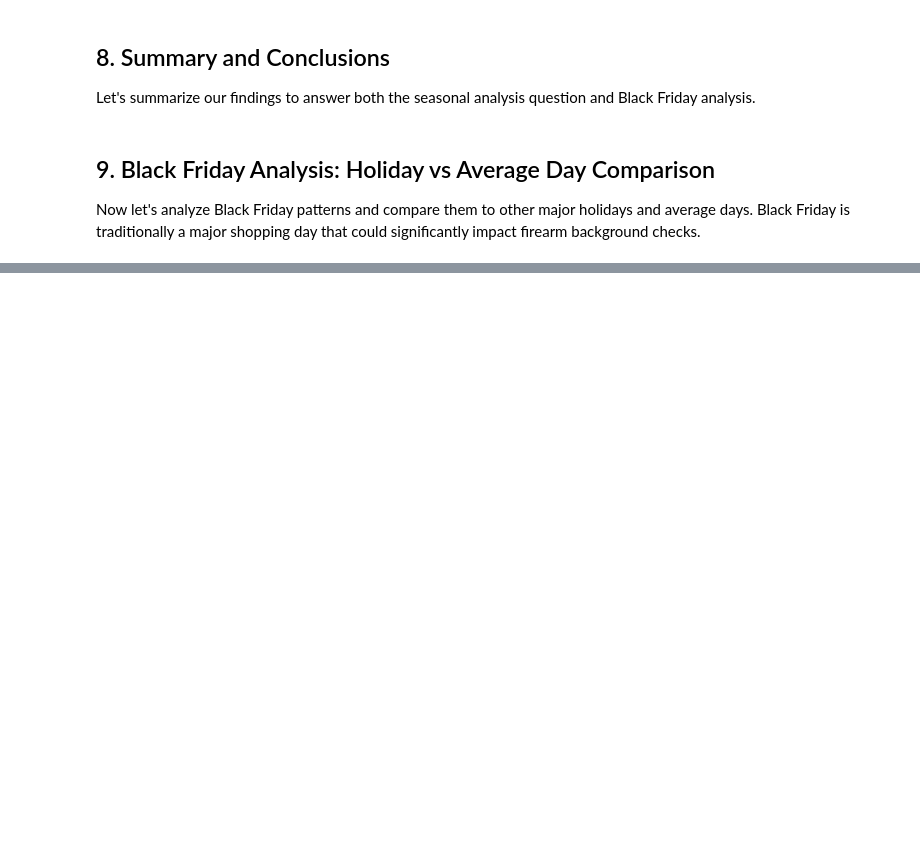
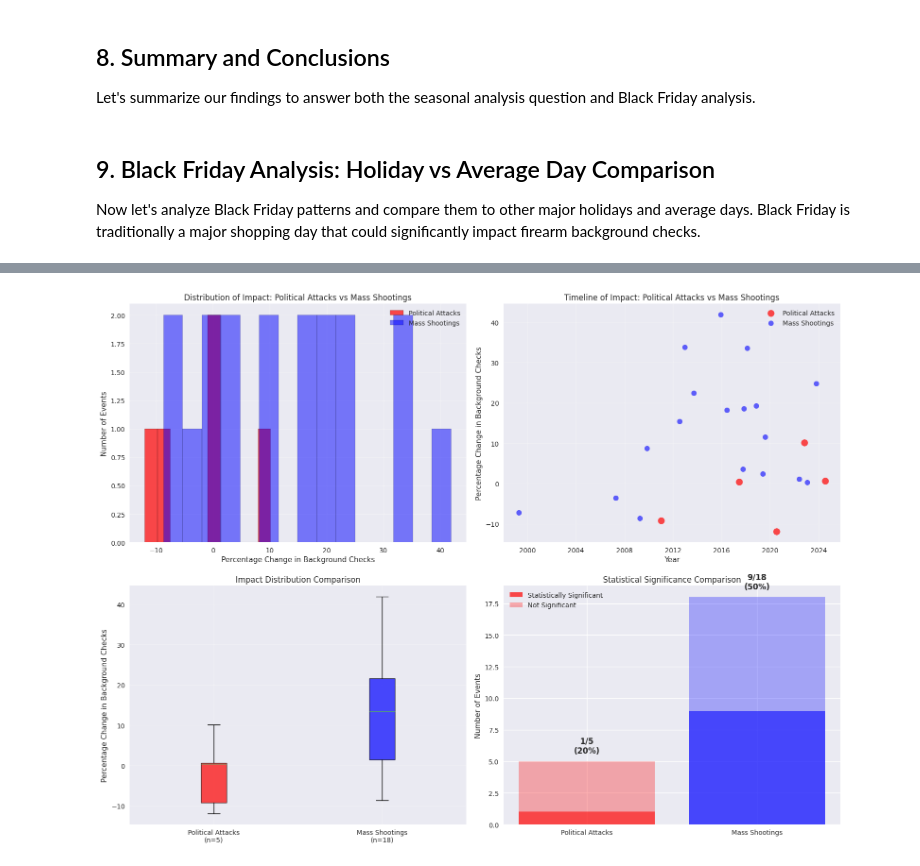
Before and after one commit to JensenJudkins/nics-firearm-background-checks, a Jupyter notebook: notebook.ipynb, the cells around one changed output, grey strips where cells are left out. Drawn from its saved outputs; the diff is of its cells as text; code cells hidden in the pictures; blank space fills up the shorter version.

```diff
--- a/notebook.ipynb
+++ b/notebook.ipynb
@@ -679,0 +1510,70 @@ print(f"• The pattern shows {'strong' if consistency_pct >= 80 else 'moderate'
+# %%
+# Visualization comparing political attacks vs mass shootings
+fig, ((ax1, ax2), (ax3, ax4)) = plt.subplots(2, 2, figsize=(16, 12))
+
+# 1. Distribution comparison
+political_changes = [impact['pct_change'] for impact in political_impacts]
+mass_shooting_changes = [impact['pct_change'] for impact in shooting_impacts]
+
+ax1.hist(political_changes, bins=10, alpha=0.7, color='red', label='Political Attacks', edgecolor='black')
+ax1.hist(mass_shooting_changes, bins=15, alpha=0.5, color='blue', label='Mass Shootings', edgecolor='black')
+ax1.set_xlabel('Percentage Change in Background Checks')
+ax1.set_ylabel('Number of Events')
+ax1.set_title('Distribution of Impact: Political Attacks vs Mass Shootings')
+ax1.legend()
+ax1.grid(True, alpha=0.3)
+
+# 2. Timeline comparison
+political_dates = [impact['date'] for impact in political_impacts]
+mass_shooting_dates = [impact['date'] for impact in shooting_impacts]
+
+ax2.scatter(political_dates, political_changes, color='red', s=100, alpha=0.7, label='Political Attacks')
+ax2.scatter(mass_shooting_dates, mass_shooting_changes, color='blue', s=60, alpha=0.6, label='Mass Shootings')
+ax2.set_xlabel('Year')
+ax2.set_ylabel('Percentage Change in Background Checks')
+ax2.set_title('Timeline of Impact: Political Attacks vs Mass Shootings')
+ax2.legend()
+ax2.grid(True, alpha=0.3)
+
+# 3. Box plot comparison
+box_data = [political_changes, mass_shooting_changes]
+box_labels = ['Political Attacks\n(n=5)', 'Mass Shootings\n(n=18)']
+bp = ax3.boxplot(box_data, labels=box_labels, patch_artist=True)
+bp['boxes'][0].set_facecolor('red')
+bp['boxes'][0].set_alpha(0.7)
+bp['boxes'][1].set_facecolor('blue')
+bp['boxes'][1].set_alpha(0.7)
+ax3.set_ylabel('Percentage Change in Background Checks')
+ax3.set_title('Impact Distribution Comparison')
+ax3.grid(True, alpha=0.3)
+
+# 4. Significance comparison
+political_sig = sum(1 for impact in political_impacts if impact['significant'])
+political_total = len(political_impacts)
+mass_sig = sum(1 for impact in shooting_impacts if impact['significant'])
+mass_total = len(shooting_impacts)
+
+categories = ['Political Attacks', 'Mass Shootings']
+significant = [political_sig, mass_sig]
+total = [political_total, mass_total]
+non_significant = [total[i] - significant[i] for i in range(len(total))]
+
+x = range(len(categories))
+ax4.bar(x, significant, color=['red', 'blue'], alpha=0.7, label='Statistically Significant')
+ax4.bar(x, non_significant, bottom=significant, color=['red', 'blue'], alpha=0.3, label='Not Significant')
+ax4.set_xticks(x)
+ax4.set_xticklabels(categories)
+ax4.set_ylabel('Number of Events')
+ax4.set_title('Statistical Significance Comparison')
+ax4.legend()
+
+# Add percentage labels
+for i in range(len(categories)):
+    pct = (significant[i] / total[i]) * 100
+    ax4.text(i, total[i] + 0.5, f'{significant[i]}/{total[i]}\n({pct:.0f}%)',
+             ha='center', va='bottom', fontweight='bold')
+
+plt.tight_layout()
+plt.show()
+# %% [output]
+[figure, added]
```
Also changed, not shown: parts of 26 cells of this notebook.
